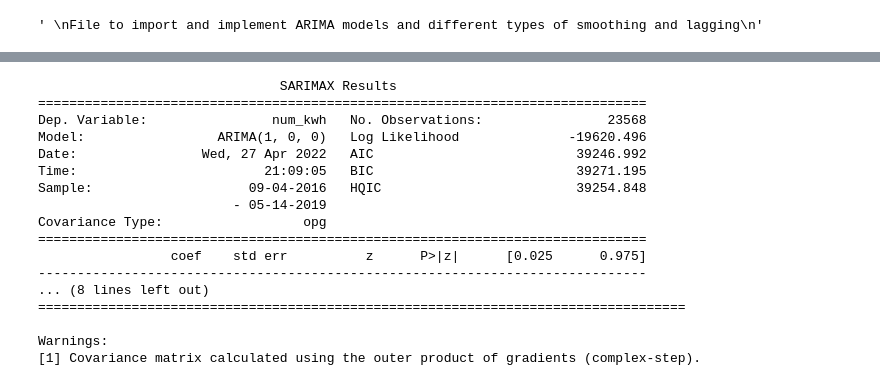
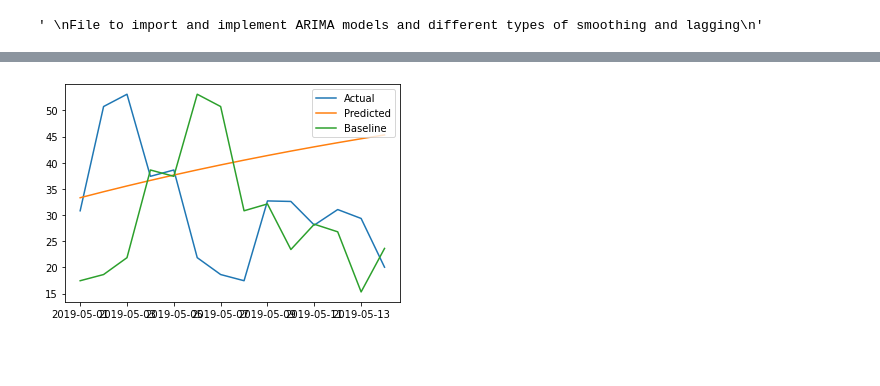
Before and after one commit to 4ug-aug/Otovo-OptimalControl, a Jupyter notebook: models.ipynb, the cells around one changed output, grey strips where cells are left out. Cells and saved outputs as stored; diff of their text form; code cells hidden in the pictures; blank space fills up the shorter version.

```diff
--- a/models.ipynb
+++ b/models.ipynb
@@ -167,23 +186,0 @@ decomp.plot()
-# %%
-# Fit model
-prod_arima = ARIMA(series, order=(1,0,0))
-prod_arima_fit = prod_arima.fit()
-print(prod_arima_fit.summary())
-# %% [output]
-                               SARIMAX Results
-==============================================================================
-Dep. Variable:                num_kwh   No. Observations:                23568
-Model:                 ARIMA(1, 0, 0)   Log Likelihood              -19620.496
-Date:                Wed, 27 Apr 2022   AIC                          39246.992
-Time:                        21:09:05   BIC                          39271.195
-Sample:                    09-04-2016   HQIC                         39254.848
-                         - 05-14-2019
-Covariance Type:                  opg
-==============================================================================
-                 coef    std err          z      P>|z|      [0.025      0.975]
-------------------------------------------------------------------------------
-... (8 lines left out)
-===================================================================================
-
-Warnings:
-[1] Covariance matrix calculated using the outer product of gradients (complex-step).
@@ -189,0 +212,27 @@ Warnings:
+# %%
+# Fit model
+days_to_forecast = 14
+
+prod_arima = ARIMA(series[:-days_to_forecast], order=(1,0,0))
+prod_arima_fit = prod_arima.fit()
+# print(prod_arima_fit.summary())
+# Forecast
+
+arima_forecast = prod_arima_fit.forecast(steps=days_to_forecast)
+# print("ARIMA Forecast")
+# print(forecast)
+
+actual = series[-days_to_forecast:]
+# print("Actual Values")
+# print(actual)
+
+baseline_forecast = baseline_model(series, days_to_forecast)
+
+# plot the error between the actual and predicted values
+plt.plot(actual, label="Actual")
+plt.plot(arima_forecast, label="Predicted")
+plt.plot(baseline_forecast, label="Baseline")
+plt.legend()
+plt.show()
+# %% [output]
+[figure, added]
```
Also changed, not shown: parts of 7 cells of this notebook.
